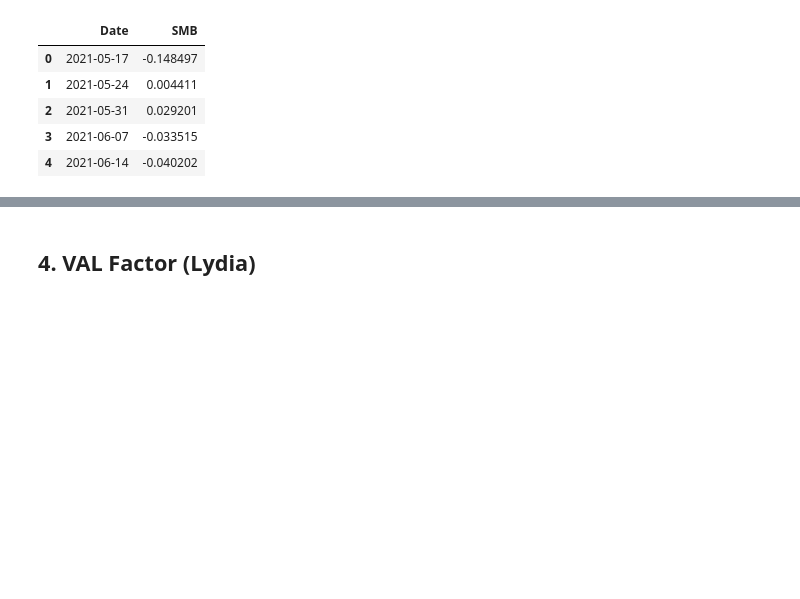
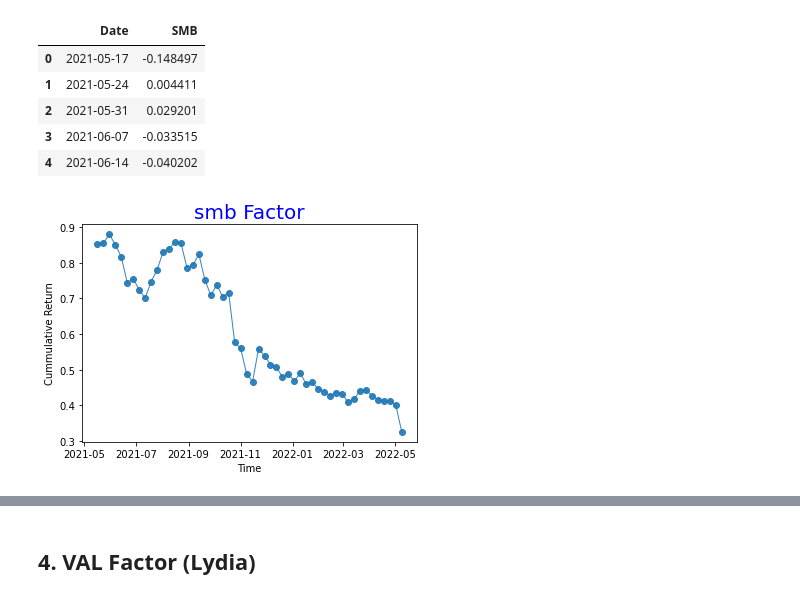
Before and after one commit to PracticumCrypto/C5-Analyzer, a Jupyter notebook: Deliver_version.ipynb, the cells around one changed output, grey strips where cells are left out. Cells and saved outputs as stored; diff of their text form; code cells hidden in the pictures; blank space fills up the shorter version.

```diff
--- a/Deliver_version.ipynb
+++ b/Deliver_version.ipynb
@@ -349,3 +368,16 @@ SMB_f.head()
 | 2 | 2021-05-31 | 0.029201 |
 | 3 | 2021-06-07 | -0.033515 |
 | 4 | 2021-06-14 | -0.040202 |
+# %%
+from matplotlib.pyplot import figure
+import matplotlib.pyplot as plt
+%matplotlib inline
+
+
+plt.plot(SMB_f.Date, np.cumprod(1+SMB_f.SMB), marker='o', linewidth=1, alpha=0.9, label=SMB_f.SMB)
+plt.title("smb Factor", loc='center', fontsize=20, fontweight=0, color='blue')
+plt.xlabel("Time")
+plt.ylabel("Cummulative Return")
+plt.show()
+# %% [output]
+[figure, added]
```
Also changed, not shown: parts of 21 cells of this notebook.
